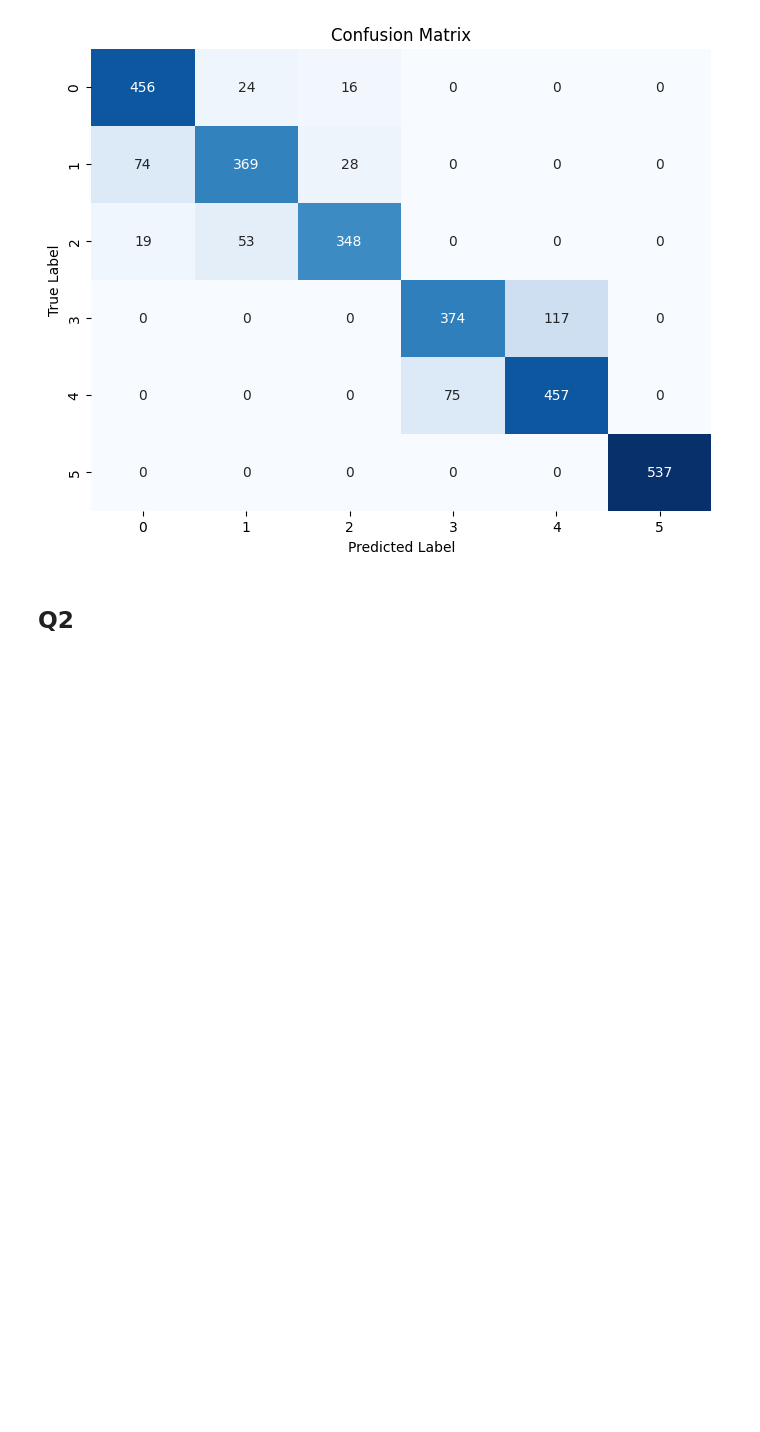
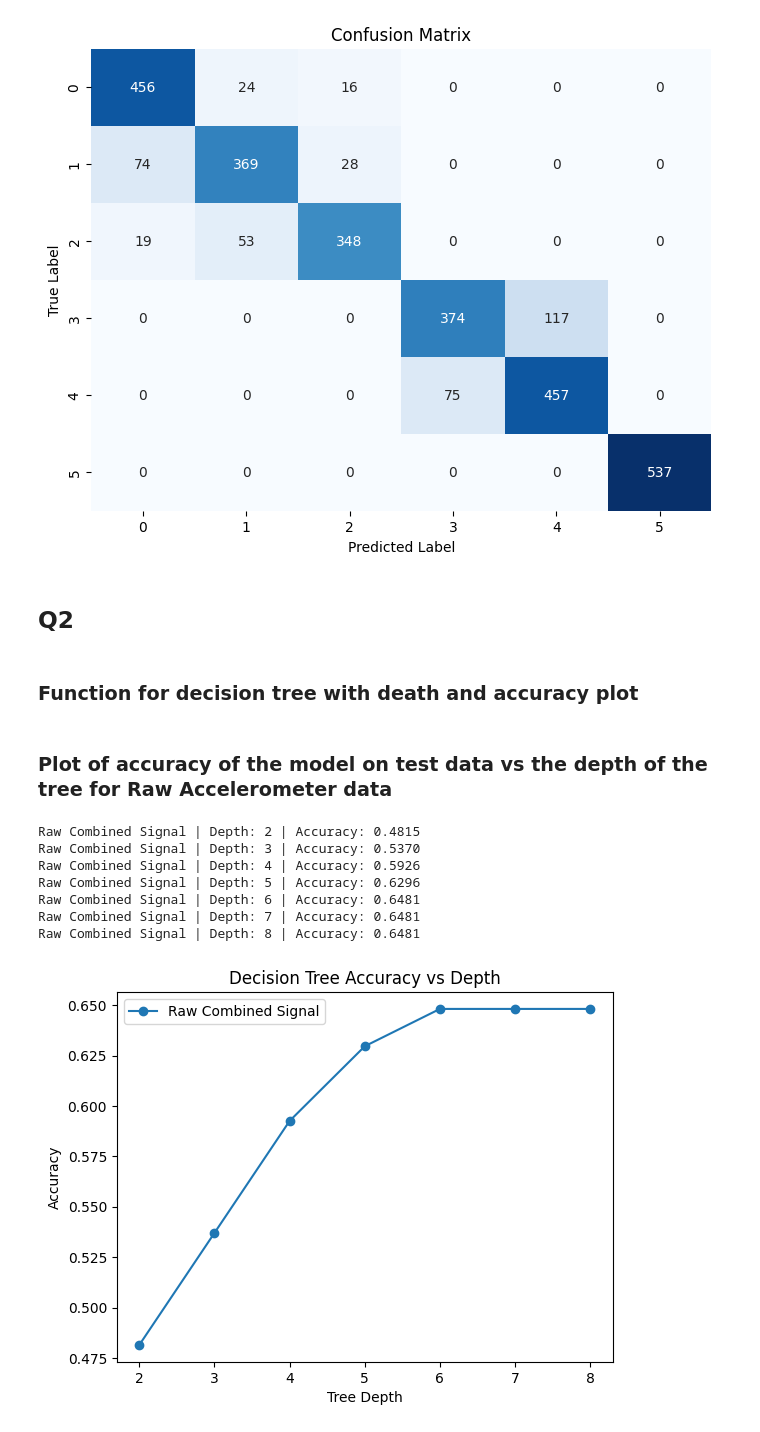
Before and after one commit to shadowscythe03/es335-24-fall-assignment-1, a Jupyter notebook: Task_2.ipynb, the cells around one changed output. Drawn from its saved outputs; the diff is of its cells as text; code cells hidden in the pictures; blank space fills up the shorter version.

```diff
--- a/Task_2.ipynb
+++ b/Task_2.ipynb
@@ -29,6 +29,14 @@ def DecisionTreeClassifierFunc(X_train,y_train,X_test,y_test):
     accuracy = accuracy_score(y_test, y_pred)
     precision = precision_score(y_test, y_pred, average='weighted')
     recall = recall_score(y_test, y_pred, average='weighted')
+    activity_mapping = {
+        1: 'LAYING',
+        2: 'SITTING',
+        3: 'STANDING',
+        4: 'WALKING',
+        5: 'WALKING DOWNSTAIRS',
+        6: 'WALKING UPSTAIRS'
+    }
 
 
     conf_matrix = confusion_matrix(y_test, y_pred)
@@ -115,3 +123,44 @@ Recall: 0.8622
 [figure]
 # %% [markdown]
 ## Q2
+# %% [markdown]
+### Function for decision tree with death and accuracy plot
+# %%
+def DecisionTreeClassifierFunc(X_train, y_train, X_test, y_test, max_depth):
+    model = DecisionTreeClassifier(random_state=42, max_depth=max_depth)
+    model.fit(X_train, y_train)
+    y_pred = model.predict(X_test)
+    accuracy = accuracy_score(y_test, y_pred)
+    return accuracy
+
+def evaluate_depths(X_train, y_train, X_test, y_test, method_name):
+    depths = range(2, 9)
+    accuracies = []
+
+    for depth in depths:
+        accuracy = DecisionTreeClassifierFunc(X_train, y_train, X_test, y_test, max_depth=depth)
+        accuracies.append(accuracy)
+        print(f"{method_name} | Depth: {depth} | Accuracy: {accuracy:.4f}")
+
+    return depths, accuracies
+
+def plot_accuracies(depths, accuracies, method_name):
+    plt.plot(depths, accuracies, marker='o', label=method_name)
+    plt.xlabel('Tree Depth')
+    plt.ylabel('Accuracy')
+    plt.title('Decision Tree Accuracy vs Depth')
+    plt.legend()
+# %% [markdown]
+### Plot of accuracy of the model on test data vs the depth of the tree for **Raw Accelerometer data**
+# %%
+depths, accuracies = evaluate_depths(X_train_raw, y_train_raw, X_test_raw, y_test_raw, method_name="Raw Combined Signal")
+plot_accuracies(depths, accuracies, "Raw Combined Signal")
+# %% [output]
+Raw Combined Signal | Depth: 2 | Accuracy: 0.4815
+Raw Combined Signal | Depth: 3 | Accuracy: 0.5370
+Raw Combined Signal | Depth: 4 | Accuracy: 0.5926
+Raw Combined Signal | Depth: 5 | Accuracy: 0.6296
+Raw Combined Signal | Depth: 6 | Accuracy: 0.6481
+Raw Combined Signal | Depth: 7 | Accuracy: 0.6481
+Raw Combined Signal | Depth: 8 | Accuracy: 0.6481
+[figure, added]
```
Also changed, not shown: parts of 5 cells of this notebook.
